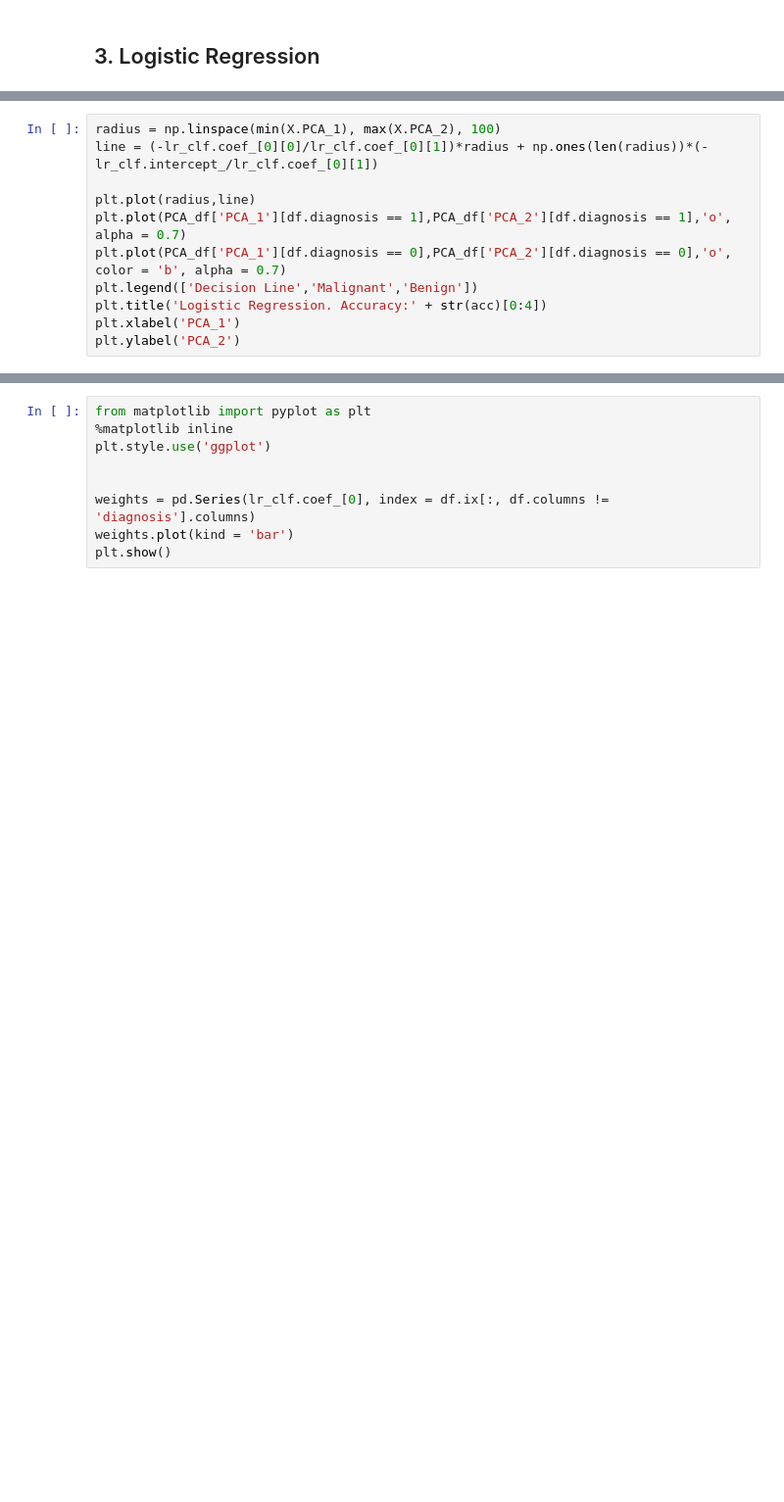
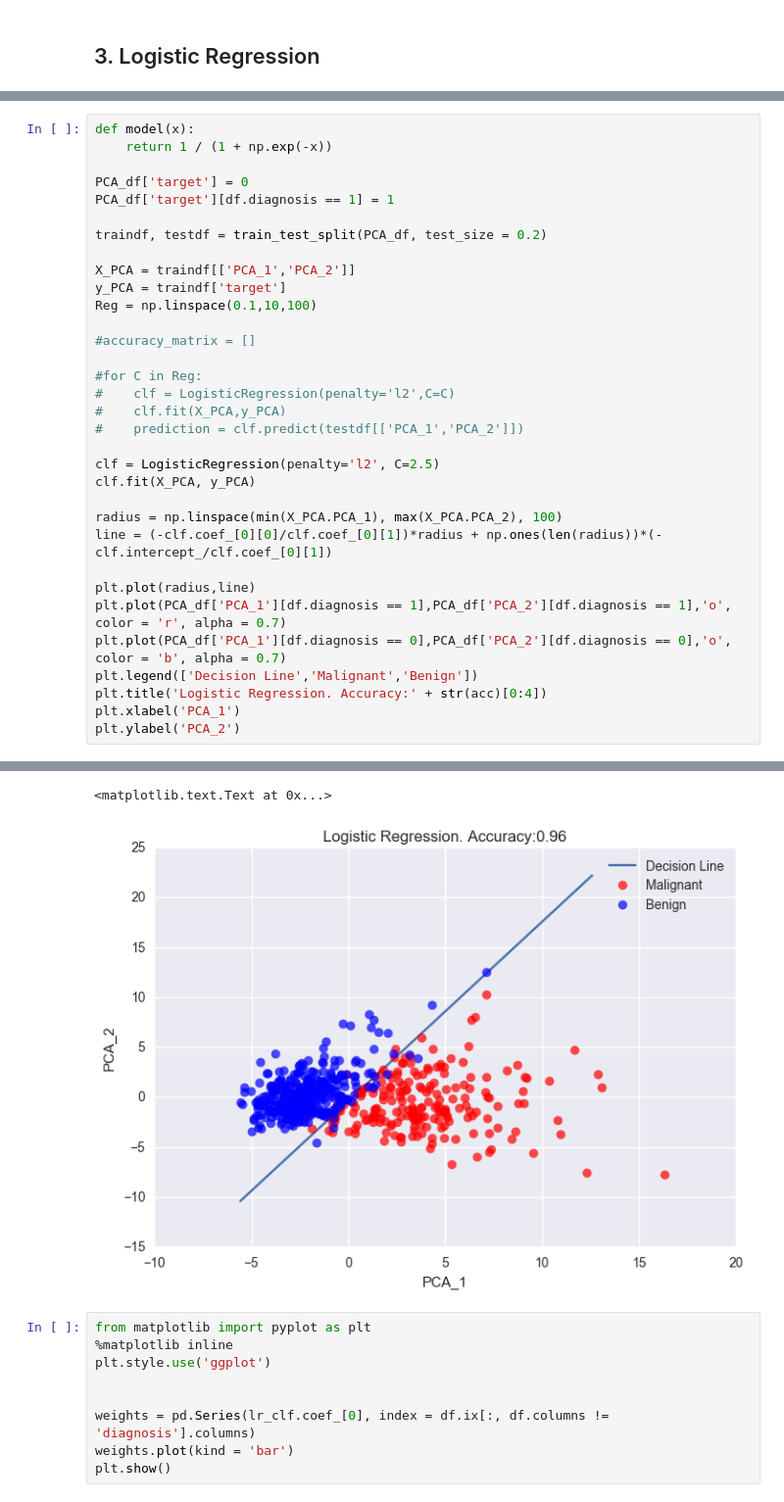
Before and after one commit to GS7271/Breast_Cancer_Diagnostics, a Jupyter notebook: SVM_LR_Classification_Cancer_Diagnostic.ipynb, the cells around one changed output, grey strips where cells are left out. Shown at 98% size. Cells and saved outputs as stored; diff of their text form; blank space fills up the shorter version.

```diff
--- a/SVM_LR_Classification_Cancer_Diagnostic.ipynb
+++ b/SVM_LR_Classification_Cancer_Diagnostic.ipynb
@@ -252,9 +306,31 @@ radius_worst has weight of 0.439590833068
 # %%
-radius = np.linspace(min(X.PCA_1), max(X.PCA_2), 100)
-line = (-lr_clf.coef_[0][0]/lr_clf.coef_[0][1])*radius + np.ones(len(radius))*(-lr_clf.intercept_/lr_clf.coef_[0][1])
+def model(x):
+    return 1 / (1 + np.exp(-x))
+
+PCA_df['target'] = 0
+PCA_df['target'][df.diagnosis == 1] = 1
+
+traindf, testdf = train_test_split(PCA_df, test_size = 0.2)
+
+X_PCA = traindf[['PCA_1','PCA_2']]
+y_PCA = traindf['target']
+Reg = np.linspace(0.1,10,100)
+
+#accuracy_matrix = []
+
+#for C in Reg:
+#    clf = LogisticRegression(penalty='l2',C=C)
+#    clf.fit(X_PCA,y_PCA)
+#    prediction = clf.predict(testdf[['PCA_1','PCA_2']])
+
+clf = LogisticRegression(penalty='l2', C=2.5)
+clf.fit(X_PCA, y_PCA)
+
+radius = np.linspace(min(X_PCA.PCA_1), max(X_PCA.PCA_2), 100)
+line = (-clf.coef_[0][0]/clf.coef_[0][1])*radius + np.ones(len(radius))*(-clf.intercept_/clf.coef_[0][1])
 
 plt.plot(radius,line)
-plt.plot(PCA_df['PCA_1'][df.diagnosis == 1],PCA_df['PCA_2'][df.diagnosis == 1],'o', alpha = 0.7)
+plt.plot(PCA_df['PCA_1'][df.diagnosis == 1],PCA_df['PCA_2'][df.diagnosis == 1],'o', color = 'r', alpha = 0.7)
 plt.plot(PCA_df['PCA_1'][df.diagnosis == 0],PCA_df['PCA_2'][df.diagnosis == 0],'o', color = 'b', alpha = 0.7)
 plt.legend(['Decision Line','Malignant','Benign'])
 plt.title('Logistic Regression. Accuracy:' + str(acc)[0:4])
@@ -265,3 +343,5 @@ AttributeError: 'numpy.ndarray' object has no attribute 'PCA_1'
+<matplotlib.text.Text at 0x...>
+[figure, added]
 # %%
 from matplotlib import pyplot as plt
 %matplotlib inline
```
Also changed, not shown: parts of 9 cells of this notebook.
